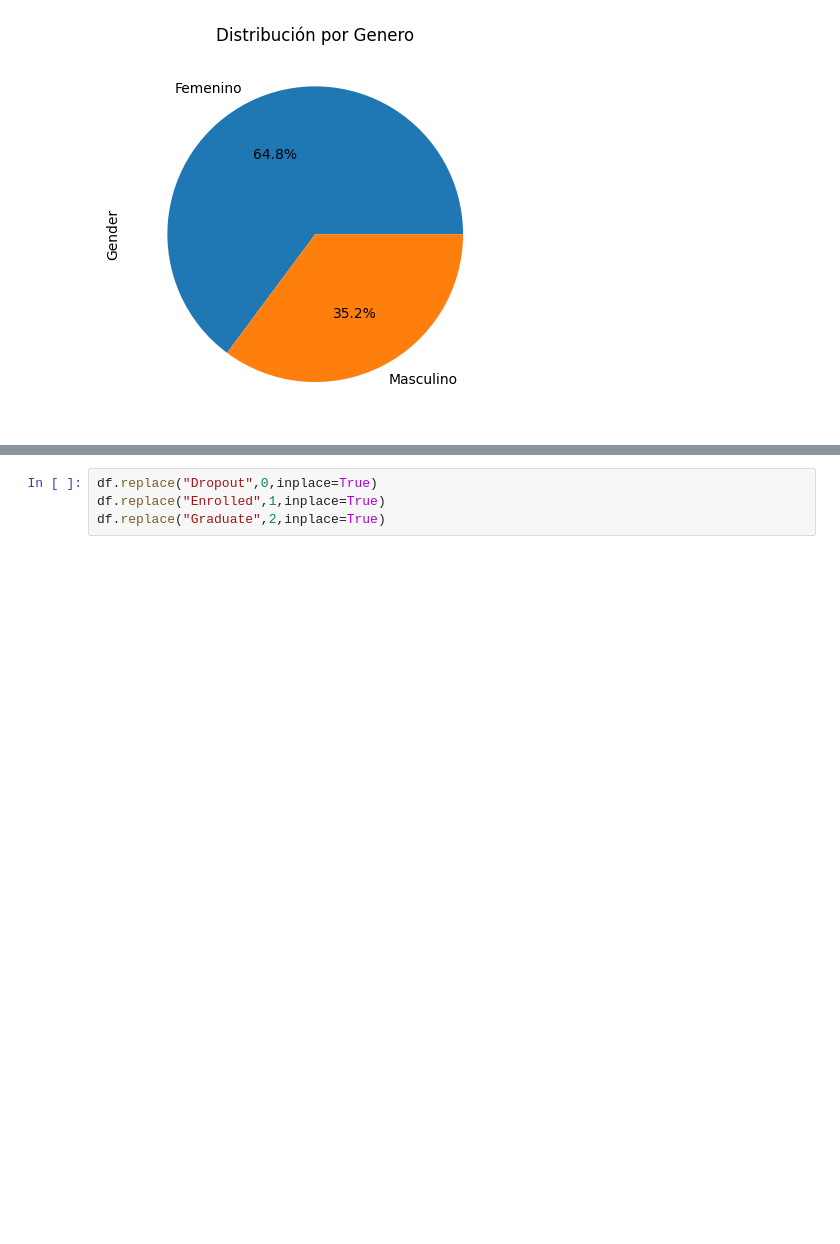
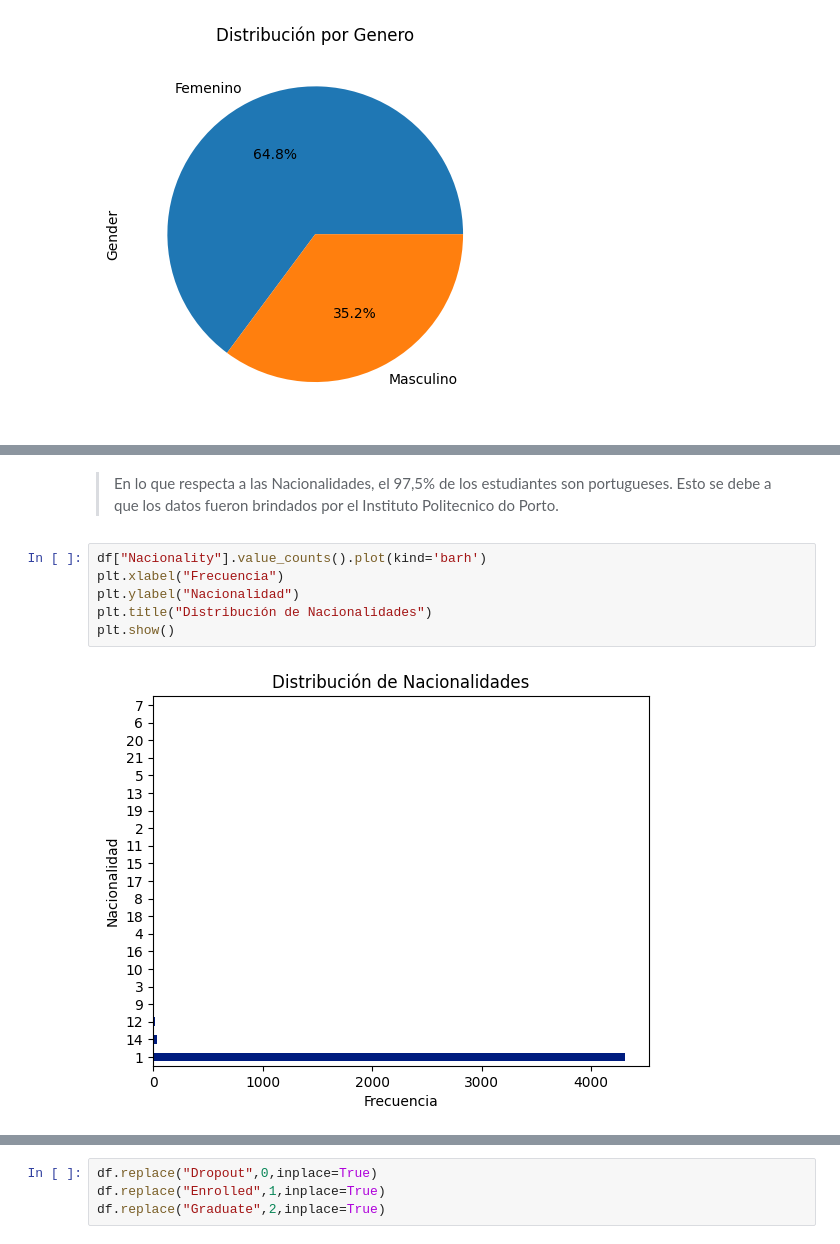
Before and after one commit to MartinJaureguy/Dropout-Prediction-Model, a Jupyter notebook: notebook/notebook.ipynb, the cells around one changed output, grey strips where cells are left out. Drawn from its saved outputs; the diff is of its cells as text; blank space fills up the shorter version.

```diff
--- a/notebook/notebook.ipynb
+++ b/notebook/notebook.ipynb
@@ -82,0 +121,10 @@ plt.show()
+# %% [markdown]
+> En lo que respecta a las Nacionalidades, el 97,5% de los estudiantes son portugueses. Esto se debe a que los datos fueron brindados por el Instituto Politecnico do Porto.
+# %%
+df["Nacionality"].value_counts().plot(kind='barh')
+plt.xlabel("Frecuencia")
+plt.ylabel("Nacionalidad")
+plt.title("Distribución de Nacionalidades")
+plt.show()
+# %% [output]
+[figure, added]
```
Also changed, not shown: parts of 7 cells of this notebook.
